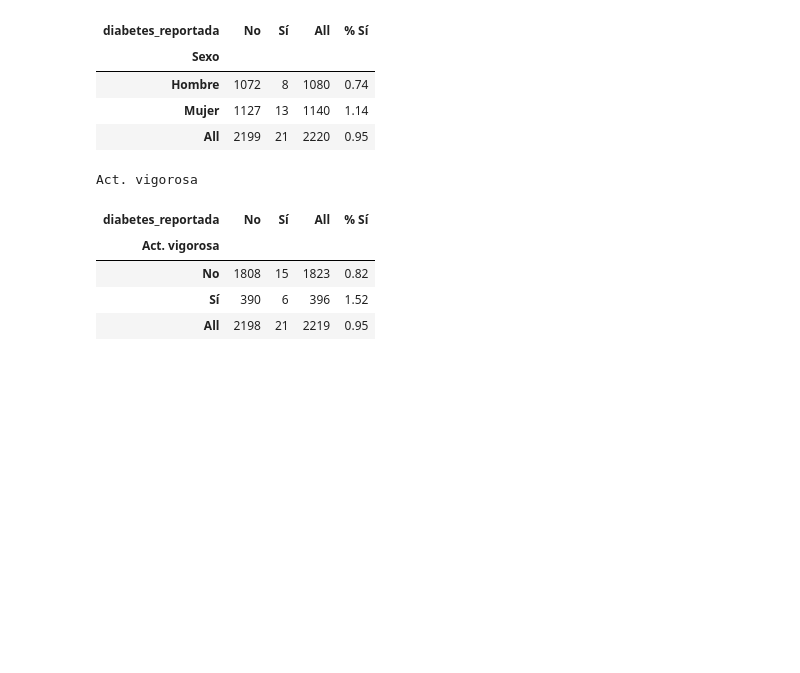
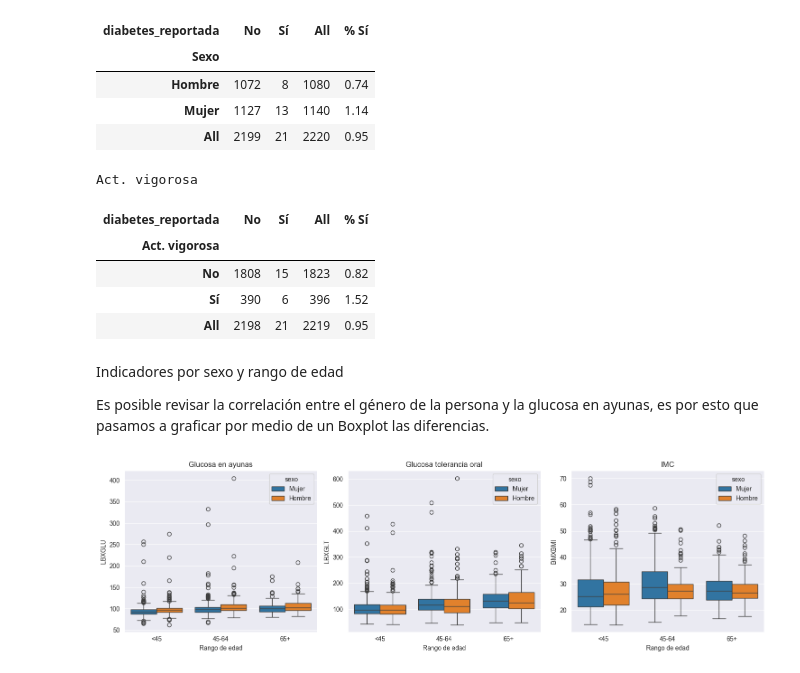
Before and after one commit to Alixguti9620/MIAD-DSA-Metabolic-Health-Explorer, a Jupyter notebook: scripts/03_exploracion_inicial_nhanes.ipynb, the cells around one changed output. Cells and saved outputs as stored; diff of their text form; code cells hidden in the pictures; blank space fills up the shorter version.

```diff
--- a/scripts/03_exploracion_inicial_nhanes.ipynb
+++ b/scripts/03_exploracion_inicial_nhanes.ipynb
@@ -360,6 +578,25 @@ Act. vigorosa
 | No | 1808 | 15 | 1823 | 0.82 |
 | Sí | 390 | 6 | 396 | 1.52 |
 | All | 2198 | 21 | 2219 | 0.95 |
+# %% [markdown]
+Indicadores por sexo y rango de edad
+
+Es posible revisar la correlación entre el género de la persona y la glucosa en ayunas, es por esto que pasamos a graficar por medio de un Boxplot las diferencias.
+# %%
+d = df[df["DIQ010"].isin([1, 2])].copy()
+d["edad_rango"] = pd.cut(d["RIDAGEYR"], [0, 44, 64, 100], labels=["<45", "45-64", "65+"])
+d["sexo"] = d["RIAGENDR"].map({1: "Hombre", 2: "Mujer"})
+nombres = {"LBXGLU": "Glucosa en ayunas", "LBXGLT": "Glucosa tolerancia oral", "BMXBMI": "IMC"}
+
+fig, axes = plt.subplots(1, 3, figsize=(15, 4.5))
+for ax, var in zip(axes, nombres):
+    sns.boxplot(data=d, x="edad_rango", y=var, hue="sexo", ax=ax)
+    ax.set_title(nombres[var])
+    ax.set_xlabel("Rango de edad")
+plt.tight_layout()
+plt.show()
+# %% [output]
+[figure, added]
 # %% [markdown]
 ## 7. Hallazgos
 
```
Also changed, not shown: parts of 22 cells of this notebook, 4 other files.
